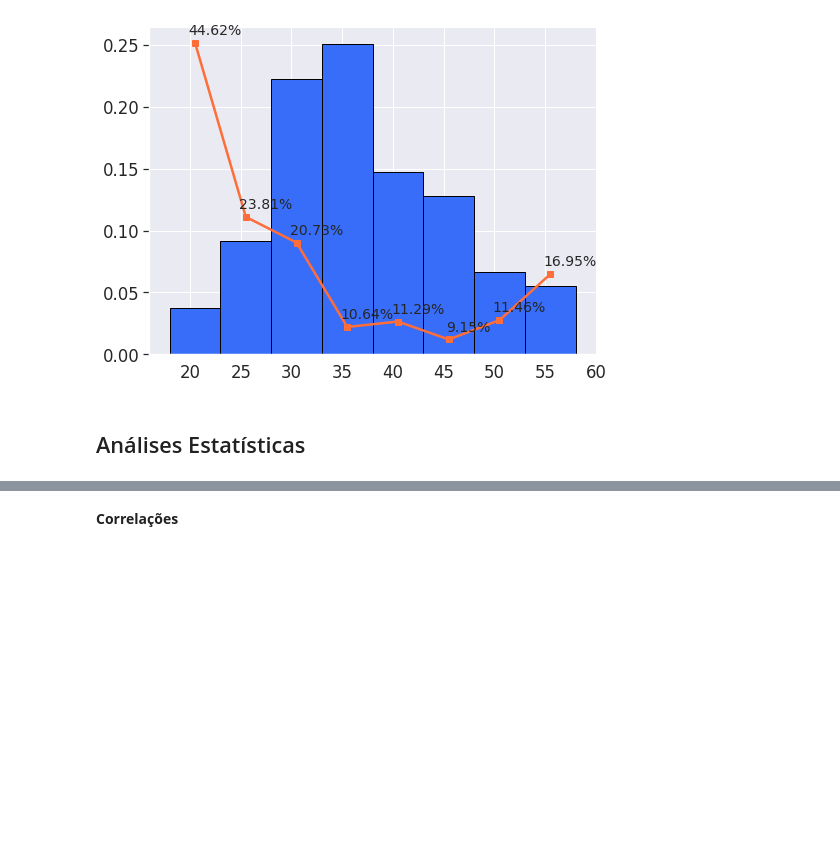
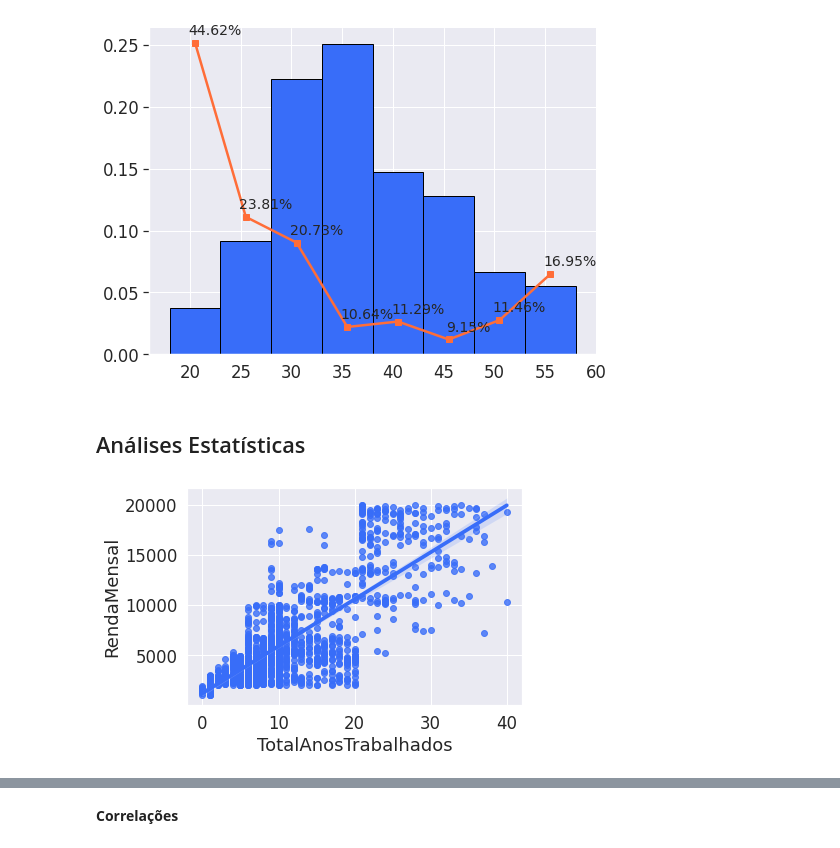
Before and after one commit to CardosoJr/bootcamp, a Jupyter notebook: Labs/Lab 2 - EDA Turnover.ipynb, the cells around one changed output, grey strips where cells are left out. Saved outputs shown, nothing was run; the diff lists cells and outputs as text; code cells hidden in the pictures; blank space fills up the shorter version.

```diff
--- a/Labs/Lab 2 - EDA Turnover.ipynb
+++ b/Labs/Lab 2 - EDA Turnover.ipynb
@@ -330,6 +330,7 @@ sns.despine()
 # %% [markdown]
 ## Análises Estatísticas
 # %%
-sns.regplot('TotalAnosTrabalhados', 'RendaMensal', data = df)
-sns.despine()
+sns.regplot('TotalAnosTrabalhados', 'RendaMensal', data = df);
+# %% [output]
+[figure, added]
 # %%
```
Also changed, not shown: parts of 14 cells of this notebook.
